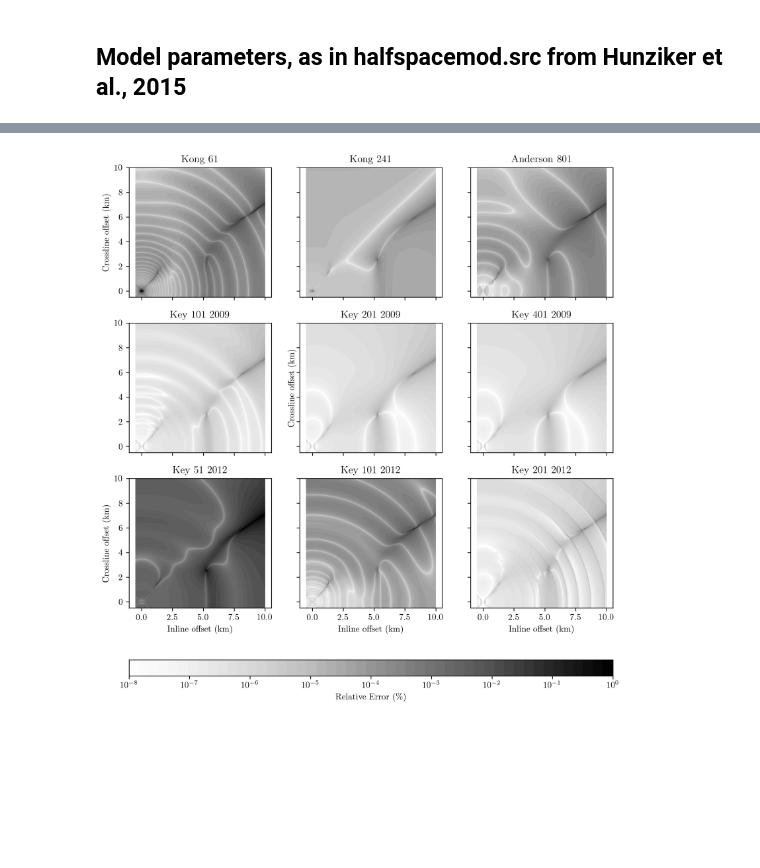
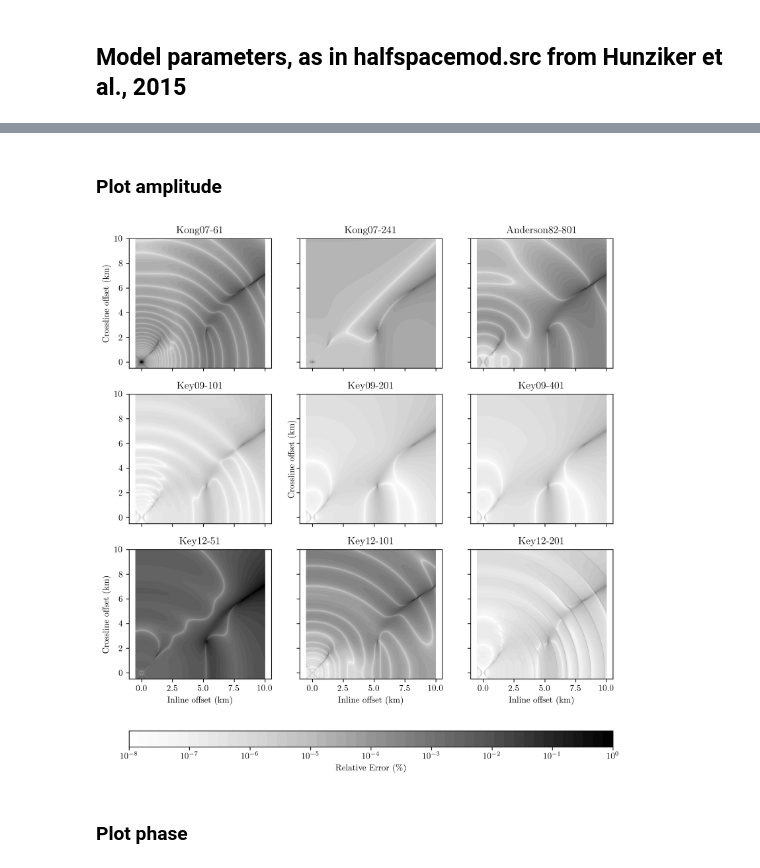
Before and after one commit to emsig/empymod, a Jupyter notebook: publications/Geophysics2017/notebooks/filter-comparison.ipynb, the cells around one changed output, grey strips where cells are left out. Saved outputs shown, nothing was run; the diff lists cells and outputs as text; code cells hidden in the pictures; blank space fills up the shorter version.

Commit message:
Geophysics revision; additional figures

```diff
--- a/publications/Geophysics2017/notebooks/filter-comparison.ipynb
+++ b/publications/Geophysics2017/notebooks/filter-comparison.ipynb
@@ -108,3 +120,5 @@ FHT 9 finished
+# %% [markdown]
+### Plot amplitude
 # %%
 fig, axs = plt.subplots(figsize=(10, 11), facecolor = 'w', nrows=3, ncols=3, sharex=True, sharey=True)
 axs = axs.ravel()
@@ -115,58 +129,60 @@ vmax = 1e0
 props = {'levels': np.logspace(np.log10(vmin), np.log10(vmax), 50), 'locator': mpl.ticker.LogLocator(), 'cmap': 'Greys'}
 
 limits(0)
-plt.title(r'Kong 61')
+plt.title(r'Kong07-61')
 cf1 = plt.contourf(rx/1000, ry/1000, fht1amp.clip(vmin, vmax), **props)
 plt.ylabel('Crossline offset (km)')
 
 limits(1)
-plt.title(r'Kong 241')
+plt.title(r'Kong07-241')
 cf2 = plt.contourf(rx/1000, ry/1000, fht2amp.clip(vmin, vmax), **props)
 
 limits(3)
-plt.title(r'Key 101 2009')
+plt.title(r'Key09-101')
 cf3 = plt.contourf(rx/1000, ry/1000, fht3amp.clip(vmin, vmax), **props)
 
 limits(4)
-plt.title(r'Key 201 2009')
+plt.title(r'Key09-201')
 cf4 = plt.contourf(rx/1000, ry/1000, fht4amp.clip(vmin, vmax), **props)
 plt.ylabel('Crossline offset (km)')
 
 limits(5)
-plt.title(r'Key 401 2009')
+plt.title(r'Key09-401')
 cf5 = plt.contourf(rx/1000, ry/1000, fht5amp.clip(vmin, vmax), **props)
 
 limits(2)
-plt.title(r'Anderson 801')
+plt.title(r'Anderson82-801')
 cf6 = plt.contourf(rx/1000, ry/1000, fht6amp.clip(vmin, vmax), **props)
 
 limits(6)
-plt.title(r'Key 51 2012')
+plt.title(r'Key12-51')
 cf7 = plt.contourf(rx/1000, ry/1000, fht7amp.clip(vmin, vmax), **props)
 plt.xlabel('Inline offset (km)')
 plt.ylabel('Crossline offset (km)')
 
 limits(7)
-plt.title(r'Key 101 2012')
+plt.title(r'Key12-101')
 cf8 = plt.contourf(rx/1000, ry/1000, fht8amp.clip(vmin, vmax), **props)
 plt.xlabel('Inline offset (km)')
 
 limits(8)
-plt.title(r'Key 201 2012')
+plt.title(r'Key12-201')
 cf9 = plt.contourf(rx/1000, ry/1000, fht9amp.clip(vmin, vmax), **props)
 plt.xlabel('Inline offset (km)')
 
 # Plot colorbar
 cax, kw = mpl.colorbar.make_axes([axs[0], axs[1], axs[2], axs[3], axs[4], axs[5], axs[6], axs[7], axs[8]],
                                  location='bottom', fraction=.05, pad=0.1, aspect=30)
 cb = plt.colorbar(cf8, cax=cax, ticks=10**(-(np.arange(11.)[::-1])+2), **kw)
 cb.set_label(r'Relative Error $(\%)$')
 
 # Save and show
-#plt.savefig('../figures/onederror-amplitude.jpg', bbox_inches='tight')
+plt.savefig('../figures/filtercomp-amplitude.jpg', bbox_inches='tight')
 plt.show()
 # %% [output]
-[figure, old version]
+[figure, new version]
+# %% [markdown]
+### Plot phase
 # %%
 fig, axs = plt.subplots(figsize=(10, 11), facecolor = 'w', nrows=3, ncols=3, sharex=True, sharey=True)
 axs = axs.ravel()
```
Also changed, not shown: parts of 8 cells of this notebook, 7 other files.
